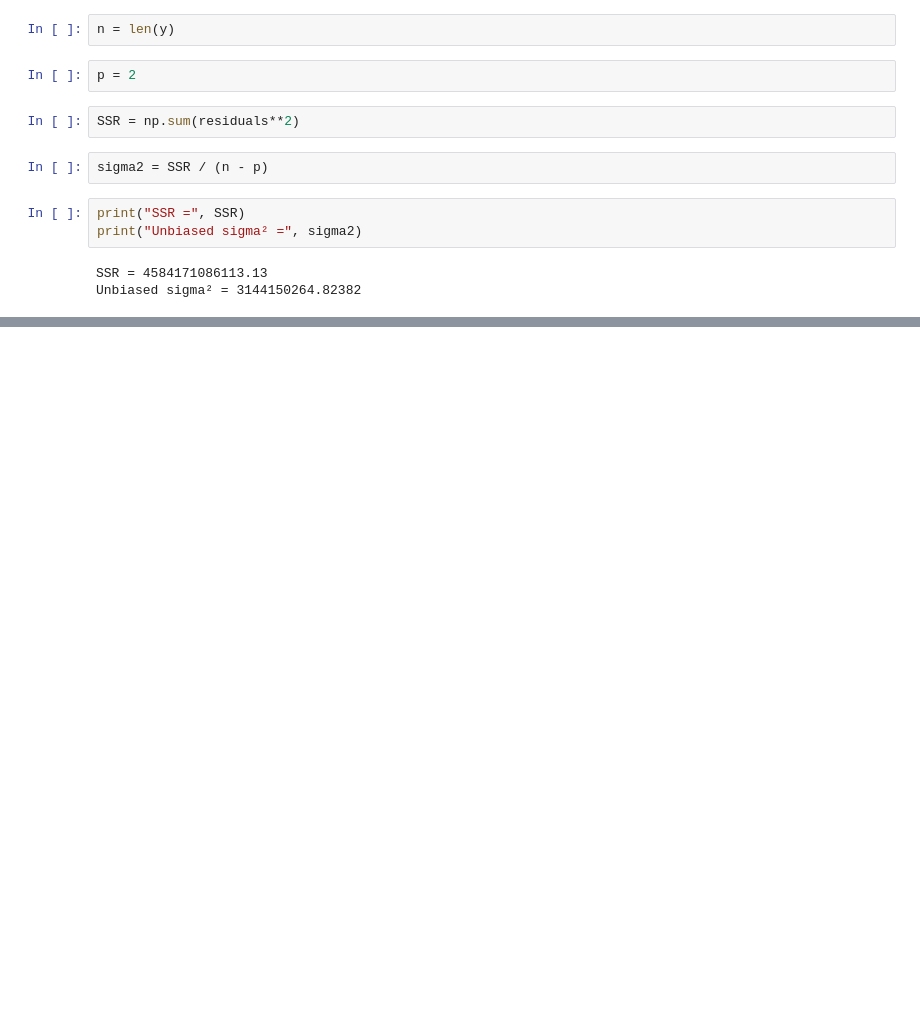
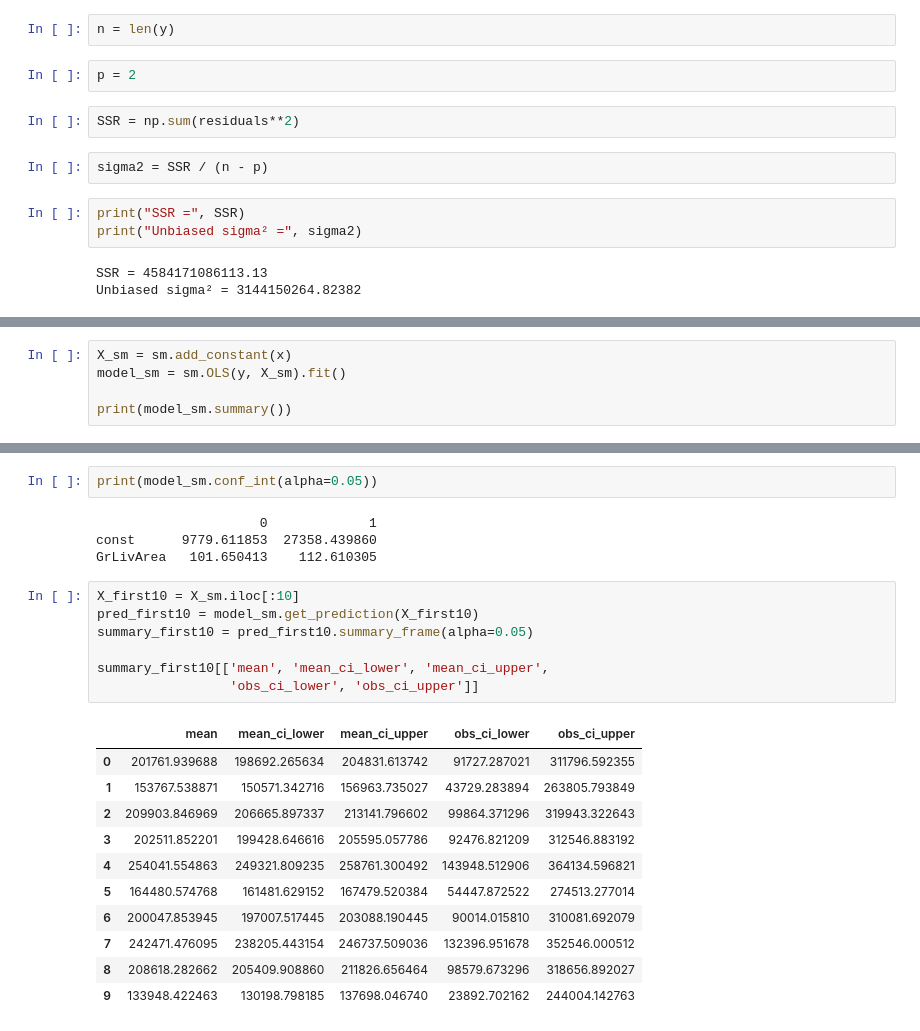
Before and after one commit to Dounya2710/ML, a Jupyter notebook: TP1_Linear_Regression_and_Statistical_Testing.ipynb, the cells around one changed output, grey strips where cells are left out. Drawn from its saved outputs; the diff is of its cells as text; blank space fills up the shorter version.

```diff
--- a/TP1_Linear_Regression_and_Statistical_Testing.ipynb
+++ b/TP1_Linear_Regression_and_Statistical_Testing.ipynb
@@ -267,0 +337,5 @@ Unbiased sigma² = 3144150264.82382
+# %%
+X_sm = sm.add_constant(x)
+model_sm = sm.OLS(y, X_sm).fit()
+
+print(model_sm.summary())
@@ -267,0 +372,25 @@ Unbiased sigma² = 3144150264.82382
+# %%
+print(model_sm.conf_int(alpha=0.05))
+# %% [output]
+                     0             1
+const      9779.611853  27358.439860
+GrLivArea   101.650413    112.610305
+# %%
+X_first10 = X_sm.iloc[:10]
+pred_first10 = model_sm.get_prediction(X_first10)
+summary_first10 = pred_first10.summary_frame(alpha=0.05)
+
+summary_first10[['mean', 'mean_ci_lower', 'mean_ci_upper',
+                 'obs_ci_lower', 'obs_ci_upper']]
+# %% [output]
+|  | mean | mean_ci_lower | mean_ci_upper | obs_ci_lower | obs_ci_upper |
+| 0 | 201761.939688 | 198692.265634 | 204831.613742 | 91727.287021 | 311796.592355 |
+| 1 | 153767.538871 | 150571.342716 | 156963.735027 | 43729.283894 | 263805.793849 |
+| 2 | 209903.846969 | 206665.897337 | 213141.796602 | 99864.371296 | 319943.322643 |
+| 3 | 202511.852201 | 199428.646616 | 205595.057786 | 92476.821209 | 312546.883192 |
+| 4 | 254041.554863 | 249321.809235 | 258761.300492 | 143948.512906 | 364134.596821 |
+| 5 | 164480.574768 | 161481.629152 | 167479.520384 | 54447.872522 | 274513.277014 |
+| 6 | 200047.853945 | 197007.517445 | 203088.190445 | 90014.015810 | 310081.692079 |
+| 7 | 242471.476095 | 238205.443154 | 246737.509036 | 132396.951678 | 352546.000512 |
+| 8 | 208618.282662 | 205409.908860 | 211826.656464 | 98579.673296 | 318656.892027 |
+| 9 | 133948.422463 | 130198.798185 | 137698.046740 | 23892.702162 | 244004.142763 |
```
Also changed, not shown: parts of 11 cells of this notebook, 3 other files.
